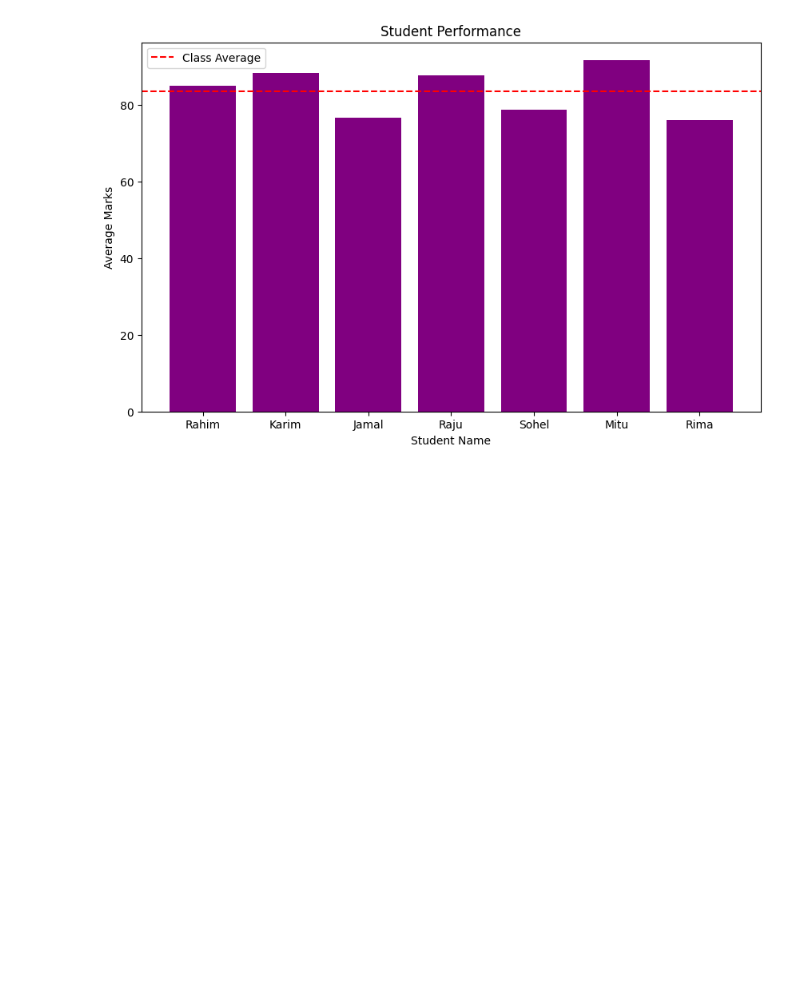
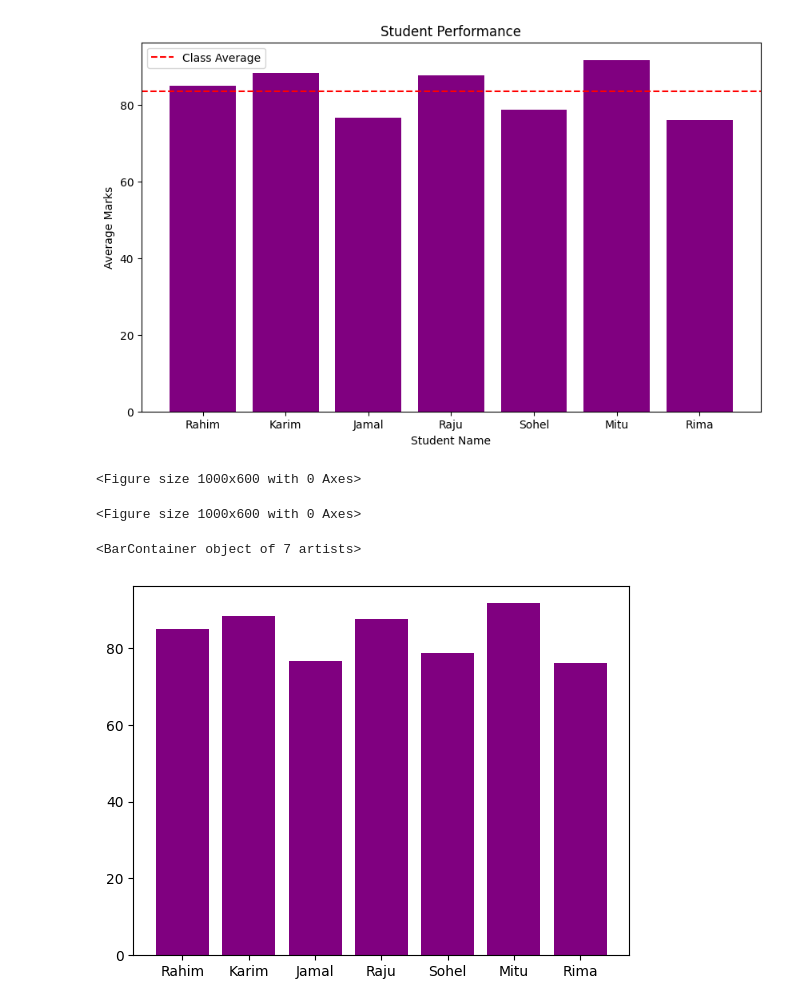
Before and after one commit to Rahmatul-Rovi/Machine-Learning-Practice, a Jupyter notebook: Mini_Project.ipynb, the cells around one changed output. Drawn from its saved outputs; the diff is of its cells as text; code cells hidden in the pictures; blank space fills up the shorter version.

```diff
--- a/Mini_Project.ipynb
+++ b/Mini_Project.ipynb
@@ -58,3 +58,13 @@ plt.legend()
 plt.show()
 # %% [output]
 [figure]
+# %%
+plt.figure(figsize=(10, 6))
+# %% [output]
+<Figure size 1000x600 with 0 Axes>
+<Figure size 1000x600 with 0 Axes>
+# %%
+plt.bar(df["Name"], df["Average"], color="purple")
+# %% [output]
+<BarContainer object of 7 artists>
+[figure, added]
```
